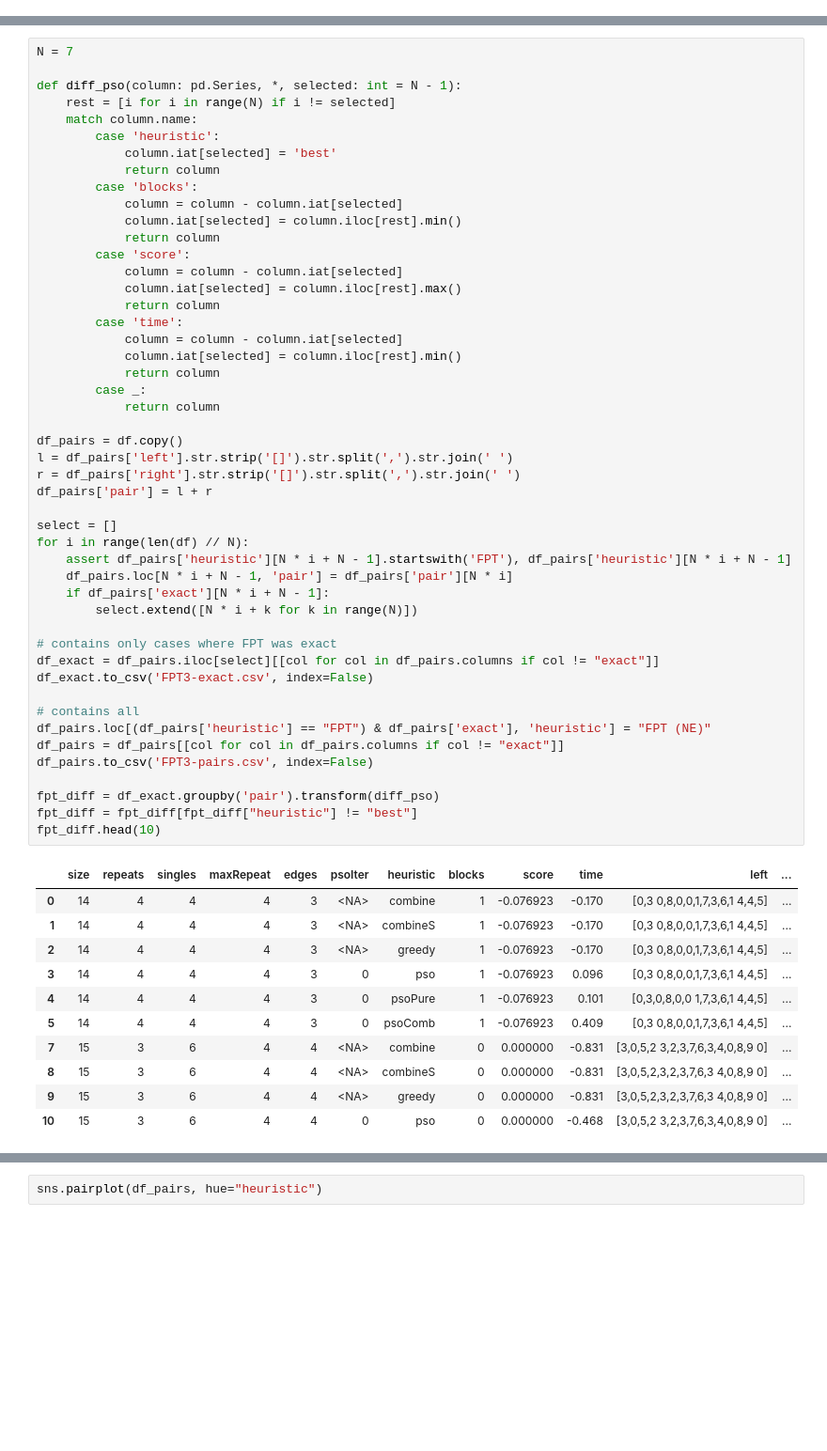
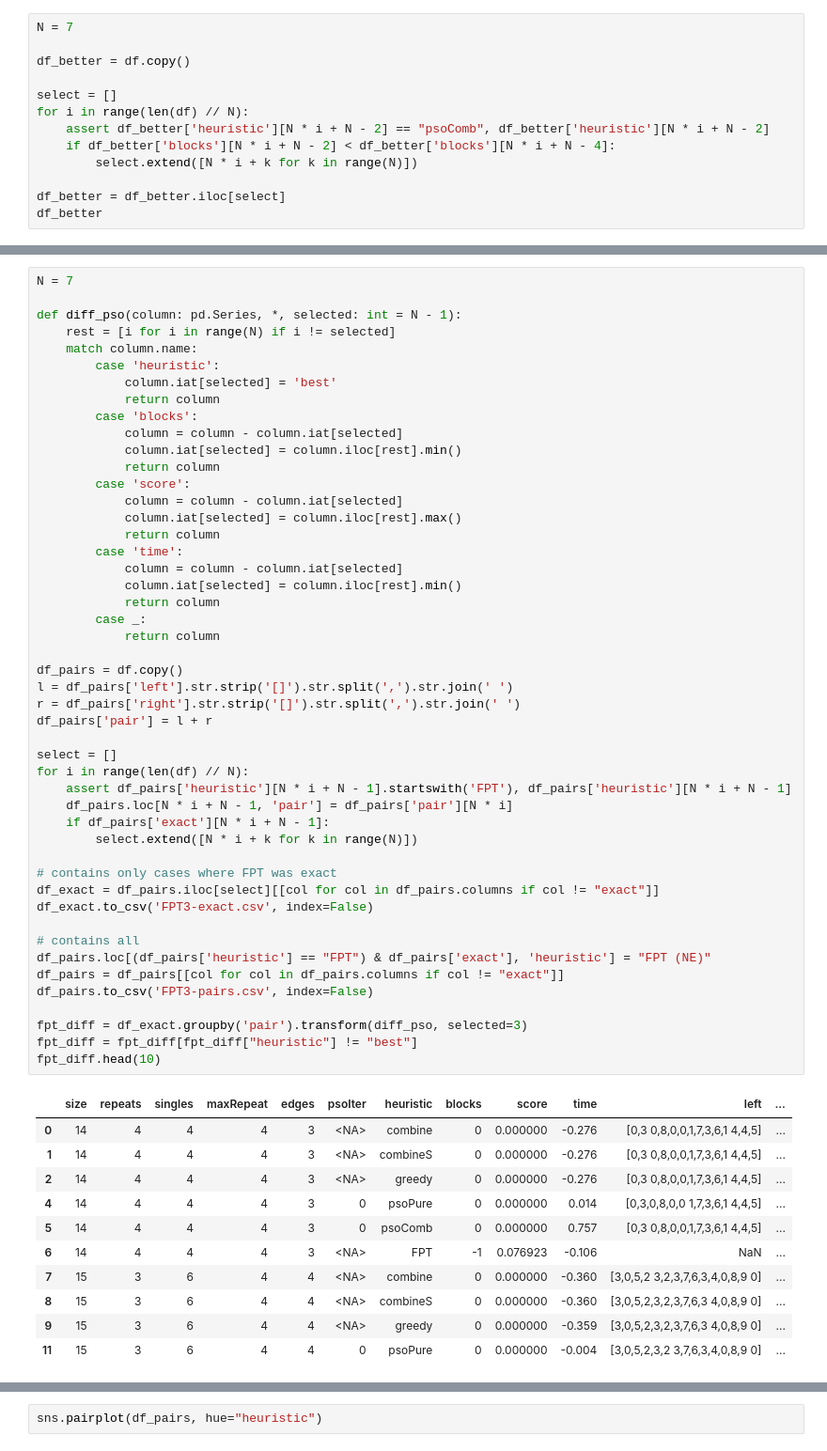
Before and after one commit to marmitar/MCSP-Data-Analysis, a Jupyter notebook: fpt.ipynb, the cells around one changed output, grey strips where cells are left out. Shown at 94% size. Saved outputs shown, nothing was run; the diff lists cells and outputs as text; blank space fills up the shorter version.

```diff
--- a/fpt.ipynb
+++ b/fpt.ipynb
@@ -71,0 +72,13 @@ df.head(20)
+# %%
+N = 7
+
+df_better = df.copy()
+
+select = []
+for i in range(len(df) // N):
+    assert df_better['heuristic'][N * i + N - 2] == "psoComb", df_better['heuristic'][N * i + N - 2]
+    if df_better['blocks'][N * i + N - 2] < df_better['blocks'][N * i + N - 4]:
+        select.extend([N * i + k for k in range(N)])
+
+df_better = df_better.iloc[select]
+df_better
@@ -91,44 +113,44 @@ def diff_pso(column: pd.Series, *, selected: int = N - 1):
             column.iat[selected] = column.iloc[rest].min()
             return column
         case _:
             return column
 
 df_pairs = df.copy()
 l = df_pairs['left'].str.strip('[]').str.split(',').str.join(' ')
 r = df_pairs['right'].str.strip('[]').str.split(',').str.join(' ')
 df_pairs['pair'] = l + r
 
 select = []
 for i in range(len(df) // N):
     assert df_pairs['heuristic'][N * i + N - 1].startswith('FPT'), df_pairs['heuristic'][N * i + N - 1]
     df_pairs.loc[N * i + N - 1, 'pair'] = df_pairs['pair'][N * i]
     if df_pairs['exact'][N * i + N - 1]:
         select.extend([N * i + k for k in range(N)])
 
 # contains only cases where FPT was exact
 df_exact = df_pairs.iloc[select][[col for col in df_pairs.columns if col != "exact"]]
 df_exact.to_csv('FPT3-exact.csv', index=False)
 
 # contains all
 df_pairs.loc[(df_pairs['heuristic'] == "FPT") & df_pairs['exact'], 'heuristic'] = "FPT (NE)"
 df_pairs = df_pairs[[col for col in df_pairs.columns if col != "exact"]]
 df_pairs.to_csv('FPT3-pairs.csv', index=False)
 
-fpt_diff = df_exact.groupby('pair').transform(diff_pso)
+fpt_diff = df_exact.groupby('pair').transform(diff_pso, selected=3)
 fpt_diff = fpt_diff[fpt_diff["heuristic"] != "best"]
 fpt_diff.head(10)
 # %% [output]
 |  | size | repeats | singles | maxRepeat | edges | psoIter | heuristic | blocks | score | time | left | ... |
-| 0 | 14 | 4 | 4 | 4 | 3 | <NA> | combine | 1 | -0.076923 | -0.170 | [0,3 0,8,0,0,1,7,3,6,1 4,4,5] | ... |
-| 1 | 14 | 4 | 4 | 4 | 3 | <NA> | combineS | 1 | -0.076923 | -0.170 | [0,3 0,8,0,0,1,7,3,6,1 4,4,5] | ... |
-| 2 | 14 | 4 | 4 | 4 | 3 | <NA> | greedy | 1 | -0.076923 | -0.170 | [0,3 0,8,0,0,1,7,3,6,1 4,4,5] | ... |
-| 3 | 14 | 4 | 4 | 4 | 3 | 0 | pso | 1 | -0.076923 | 0.096 | [0,3 0,8,0,0,1,7,3,6,1 4,4,5] | ... |
-| 4 | 14 | 4 | 4 | 4 | 3 | 0 | psoPure | 1 | -0.076923 | 0.101 | [0,3,0,8,0,0 1,7,3,6,1 4,4,5] | ... |
-| 5 | 14 | 4 | 4 | 4 | 3 | 0 | psoComb | 1 | -0.076923 | 0.409 | [0,3 0,8,0,0,1,7,3,6,1 4,4,5] | ... |
-| 7 | 15 | 3 | 6 | 4 | 4 | <NA> | combine | 0 | 0.000000 | -0.831 | [3,0,5,2 3,2,3,7,6,3,4,0,8,9 0] | ... |
-| 8 | 15 | 3 | 6 | 4 | 4 | <NA> | combineS | 0 | 0.000000 | -0.831 | [3,0,5,2,3,2,3,7,6,3 4,0,8,9 0] | ... |
-| 9 | 15 | 3 | 6 | 4 | 4 | <NA> | greedy | 0 | 0.000000 | -0.831 | [3,0,5,2,3,2,3,7,6,3 4,0,8,9 0] | ... |
-| 10 | 15 | 3 | 6 | 4 | 4 | 0 | pso | 0 | 0.000000 | -0.468 | [3,0,5,2 3,2,3,7,6,3,4,0,8,9 0] | ... |
+| 0 | 14 | 4 | 4 | 4 | 3 | <NA> | combine | 0 | 0.000000 | -0.276 | [0,3 0,8,0,0,1,7,3,6,1 4,4,5] | ... |
+| 1 | 14 | 4 | 4 | 4 | 3 | <NA> | combineS | 0 | 0.000000 | -0.276 | [0,3 0,8,0,0,1,7,3,6,1 4,4,5] | ... |
+| 2 | 14 | 4 | 4 | 4 | 3 | <NA> | greedy | 0 | 0.000000 | -0.276 | [0,3 0,8,0,0,1,7,3,6,1 4,4,5] | ... |
+| 4 | 14 | 4 | 4 | 4 | 3 | 0 | psoPure | 0 | 0.000000 | 0.014 | [0,3,0,8,0,0 1,7,3,6,1 4,4,5] | ... |
+| 5 | 14 | 4 | 4 | 4 | 3 | 0 | psoComb | 0 | 0.000000 | 0.757 | [0,3 0,8,0,0,1,7,3,6,1 4,4,5] | ... |
+| 6 | 14 | 4 | 4 | 4 | 3 | <NA> | FPT | -1 | 0.076923 | -0.106 | NaN | ... |
+| 7 | 15 | 3 | 6 | 4 | 4 | <NA> | combine | 0 | 0.000000 | -0.360 | [3,0,5,2 3,2,3,7,6,3,4,0,8,9 0] | ... |
+| 8 | 15 | 3 | 6 | 4 | 4 | <NA> | combineS | 0 | 0.000000 | -0.360 | [3,0,5,2,3,2,3,7,6,3 4,0,8,9 0] | ... |
+| 9 | 15 | 3 | 6 | 4 | 4 | <NA> | greedy | 0 | 0.000000 | -0.359 | [3,0,5,2,3,2,3,7,6,3 4,0,8,9 0] | ... |
+| 11 | 15 | 3 | 6 | 4 | 4 | 0 | psoPure | 0 | 0.000000 | -0.004 | [3,0,5,2,3,2 3,7,6,3,4,0,8,9 0] | ... |
 # %%
 sns.histplot(fpt_diff, x="blocks", hue="heuristic", multiple="dodge", binwidth=1, shrink=0.8)
 plt.xlabel("Diferença de blocos")
```
Also changed, not shown: parts of 7 cells of this notebook, 4 other files.
